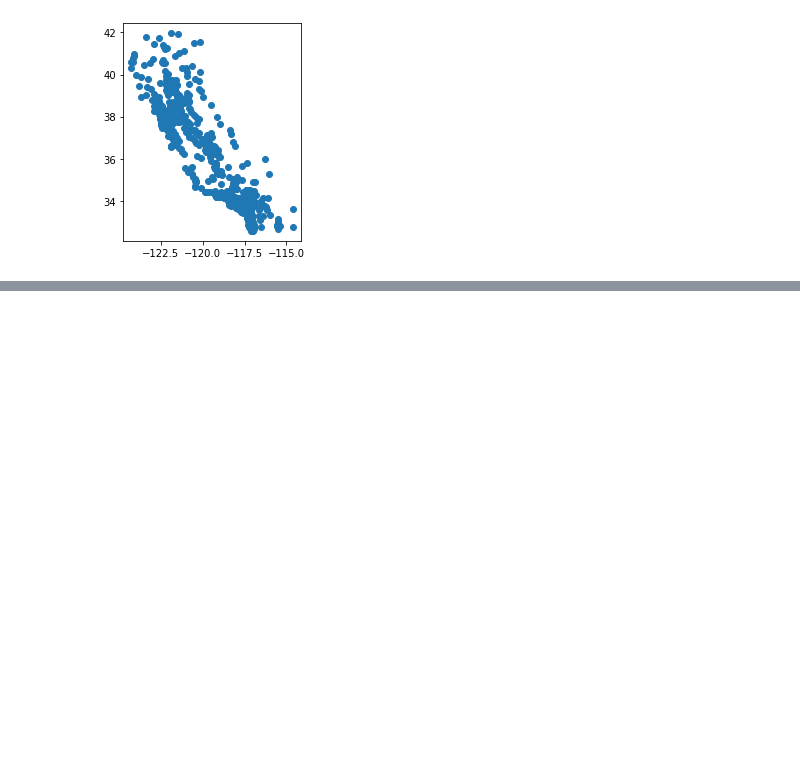
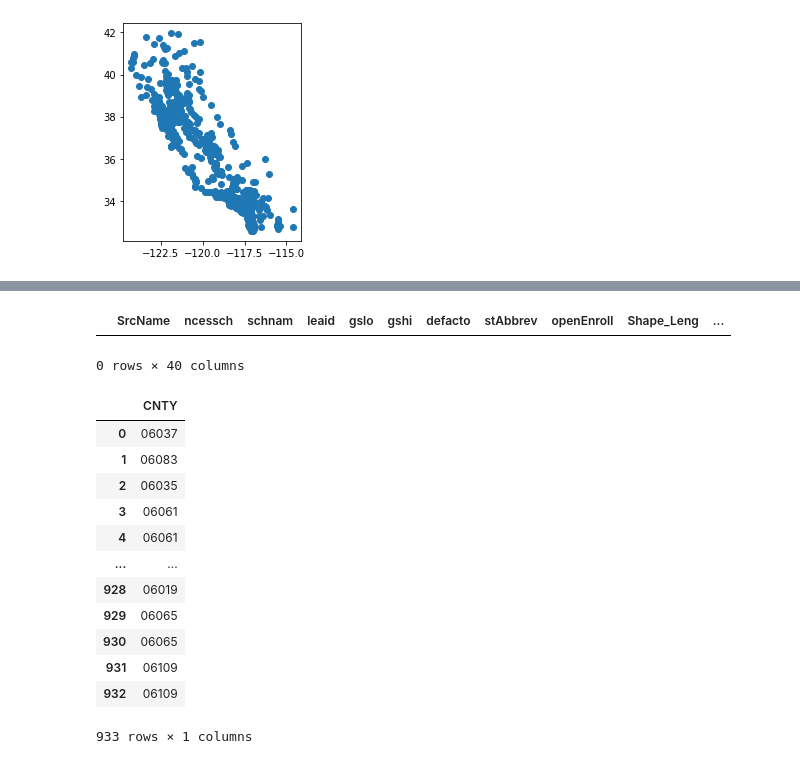
Before and after one commit to nnasr001/PBPL280S21Project1, a Jupyter notebook: Schoolsproject.ipynb, the cells around one changed output, grey strips where cells are left out. Drawn from its saved outputs; the diff is of its cells as text; code cells hidden in the pictures; blank space fills up the shorter version.

```diff
--- a/Schoolsproject.ipynb
+++ b/Schoolsproject.ipynb
@@ -128,0 +174,21 @@ CA_dataframe.plot()
+# %%
+CA_schools.loc[CA_schools['CNTY'] == 929]
+# %% [output]
+|  | SrcName | ncessch | schnam | leaid | gslo | gshi | defacto | stAbbrev | openEnroll | Shape_Leng | ... |
+0 rows × 40 columns
+# %%
+CA_schools[['CNTY']]
+# %% [output]
+|  | CNTY |
+| 0 | 06037 |
+| 1 | 06083 |
+| 2 | 06035 |
+| 3 | 06061 |
+| 4 | 06061 |
+| ... | ... |
+| 928 | 06019 |
+| 929 | 06065 |
+| 930 | 06065 |
+| 931 | 06109 |
+| 932 | 06109 |
+933 rows × 1 columns
```
Also changed, not shown: parts of 11 cells of this notebook.
